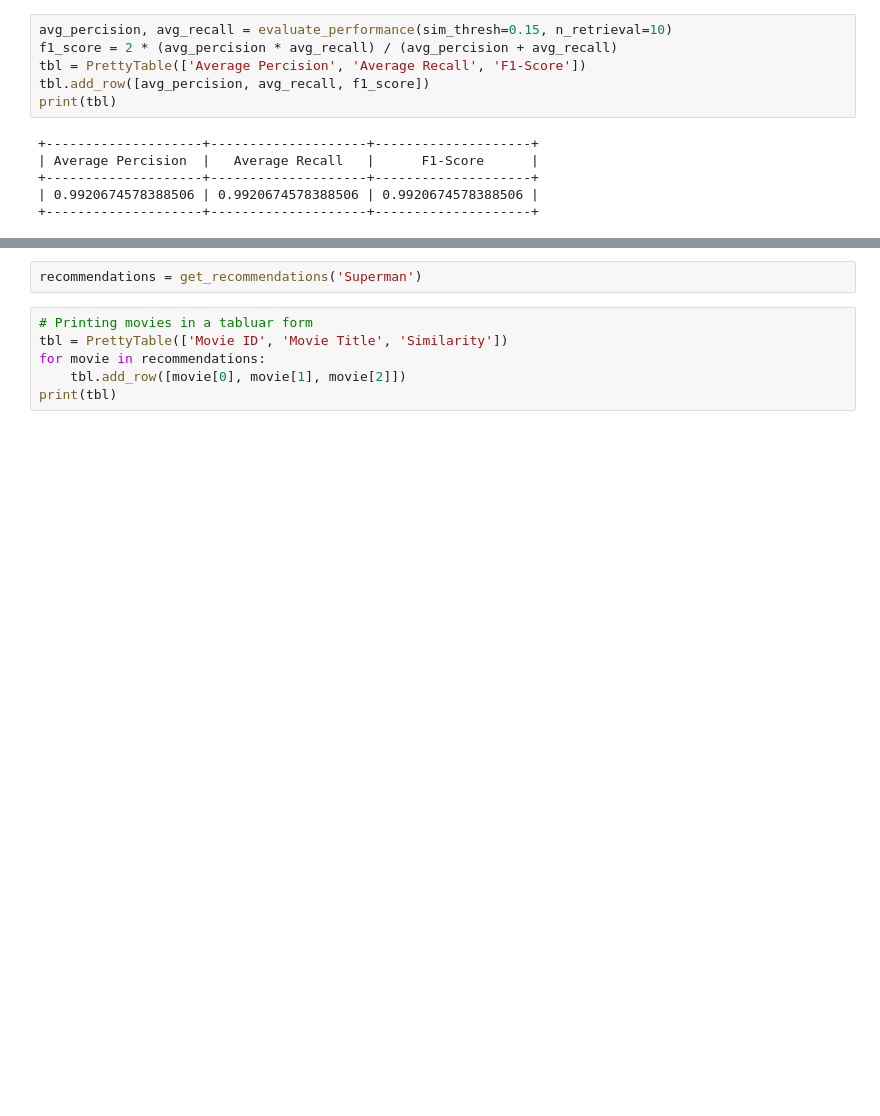
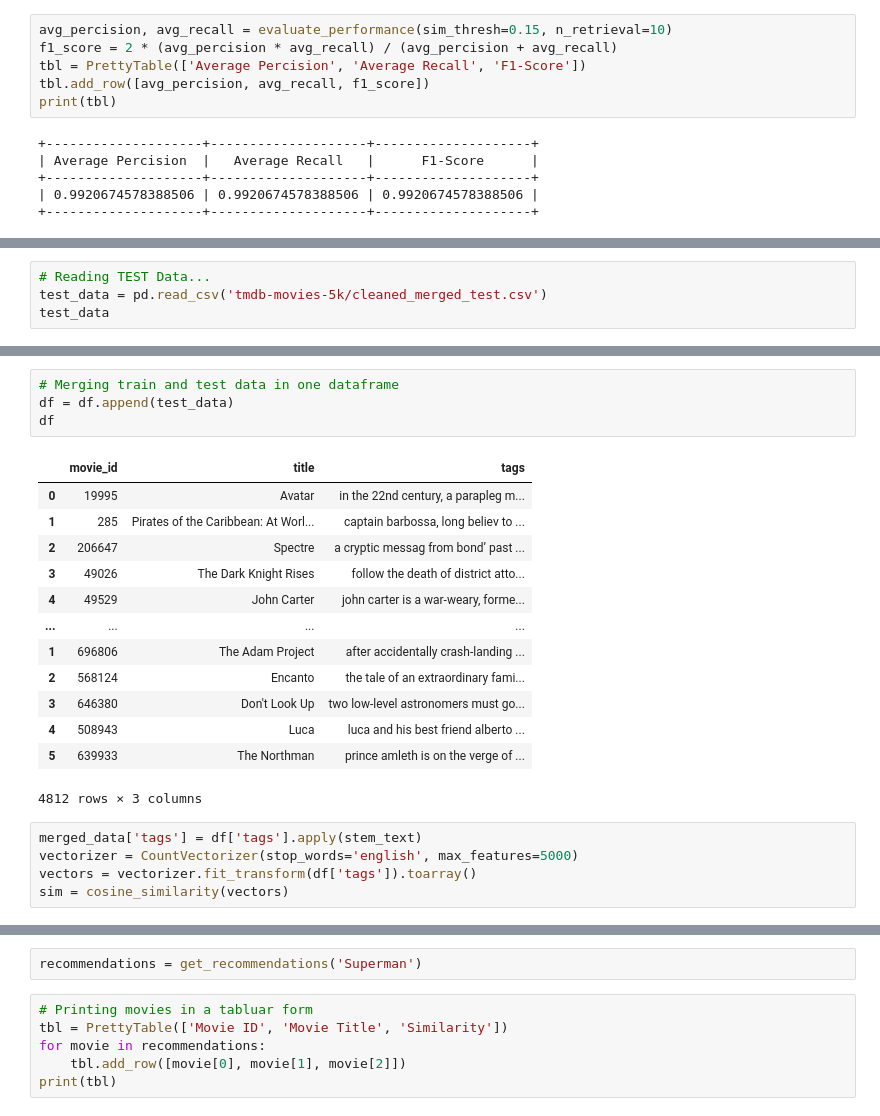
Before and after one commit to KAN-Team/Movies-AI-Recommender-System, a Jupyter notebook: Movies-AI-Content-Based-Recommender.ipynb, the cells around one changed output, grey strips where cells are left out. Saved outputs shown, nothing was run; the diff lists cells and outputs as text; blank space fills up the shorter version.

Commit message:
Adding Test Evaluation

```diff
--- a/Movies-AI-Content-Based-Recommender.ipynb
+++ b/Movies-AI-Content-Based-Recommender.ipynb
@@ -352,0 +355,4 @@ print(tbl)
+# %%
+# Reading TEST Data...
+test_data = pd.read_csv('tmdb-movies-5k/cleaned_merged_test.csv')
+test_data
@@ -352,0 +367,23 @@ print(tbl)
+# %%
+# Merging train and test data in one dataframe
+df = df.append(test_data)
+df
+# %% [output]
+|  | movie_id | title | tags |
+| 0 | 19995 | Avatar | in the 22nd century, a parapleg m... |
+| 1 | 285 | Pirates of the Caribbean: At Worl... | captain barbossa, long believ to ... |
+| 2 | 206647 | Spectre | a cryptic messag from bond’ past ... |
+| 3 | 49026 | The Dark Knight Rises | follow the death of district atto... |
+| 4 | 49529 | John Carter | john carter is a war-weary, forme... |
+| ... | ... | ... | ... |
+| 1 | 696806 | The Adam Project | after accidentally crash-landing ... |
+| 2 | 568124 | Encanto | the tale of an extraordinary fami... |
+| 3 | 646380 | Don't Look Up | two low-level astronomers must go... |
+| 4 | 508943 | Luca | luca and his best friend alberto ... |
+| 5 | 639933 | The Northman | prince amleth is on the verge of ... |
+4812 rows × 3 columns
+# %%
+merged_data['tags'] = df['tags'].apply(stem_text)
+vectorizer = CountVectorizer(stop_words='english', max_features=5000)
+vectors = vectorizer.fit_transform(df['tags']).toarray()
+sim = cosine_similarity(vectors)
```
Also changed, not shown: parts of 7 cells of this notebook.
